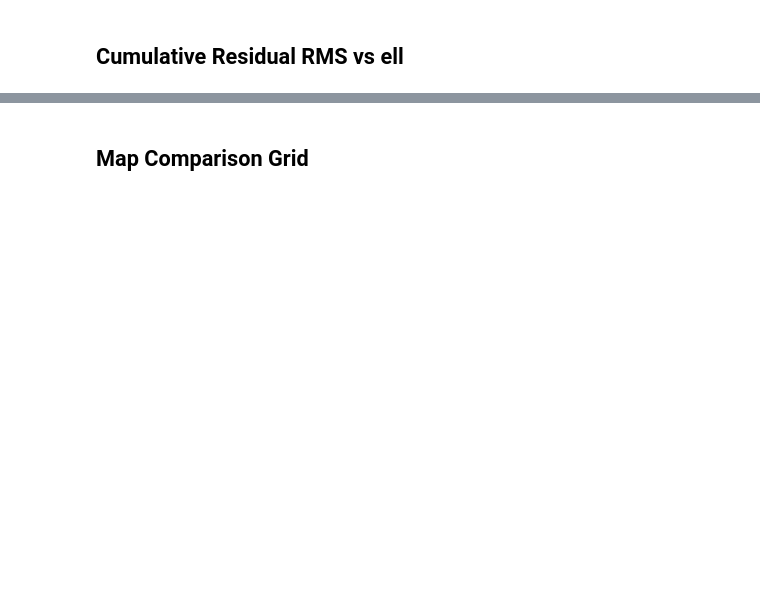
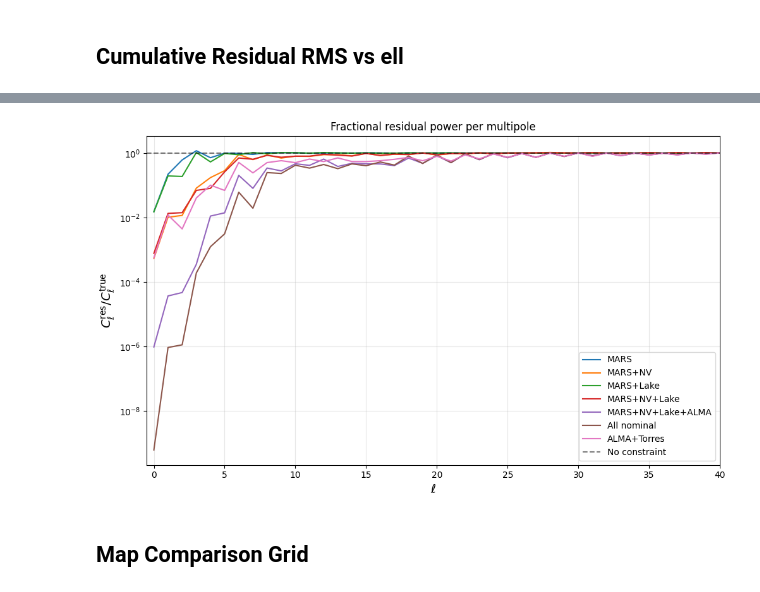
Before and after one commit to MIST-Experiment/mistsim, a Jupyter notebook: notebooks/mapmaking/compare_nominal.ipynb, the cells around one changed output, grey strips where cells are left out. Cells and saved outputs as stored; diff of their text form; code cells hidden in the pictures; blank space fills up the shorter version.

```diff
--- a/notebooks/mapmaking/compare_nominal.ipynb
+++ b/notebooks/mapmaking/compare_nominal.ipynb
@@ -163,3 +229,26 @@ plt.show()
+# %%
+fig, ax = plt.subplots(figsize=(10, 6), constrained_layout=True)
+cl_true = hp.alm2cl(x_true)
+for run, lab in zip(runs, labels):
+    x_rec = data[run]["x_rec"]
+    cl_res = hp.alm2cl(x_rec - x_true)
+    #frac = np.zeros_like(cl_true)
+    #valid = cl_true > 0
+    #frac[valid] = cl_res[valid] / cl_true[valid]
+    frac = cl_res / cl_true
+    ell_arr = np.arange(len(frac))
+    #ax.semilogy(ell_arr[1:], frac[1:], lw=1.5, label=lab)
+    ax.semilogy(ell_arr, frac, lw=1.5, label=lab)
+ax.axhline(1, color="k", ls="--", alpha=0.5, label="No constraint")
+ax.set_xlabel(r"$\ell$", fontsize=14)
+ax.set_ylabel(r"$C_\ell^{\rm res} / C_\ell^{\rm true}$", fontsize=14)
+ax.set_title("Fractional residual power per multipole")
+ax.legend(fontsize=10)
+ax.grid(alpha=0.3)
+ax.set_xlim(-0.5, 40)
+plt.show()
+# %% [output]
+[figure, added]
 # %% [markdown]
 ## Map Comparison Grid
 # %%
```
Also changed, not shown: parts of 10 cells of this notebook, 2 other files.
